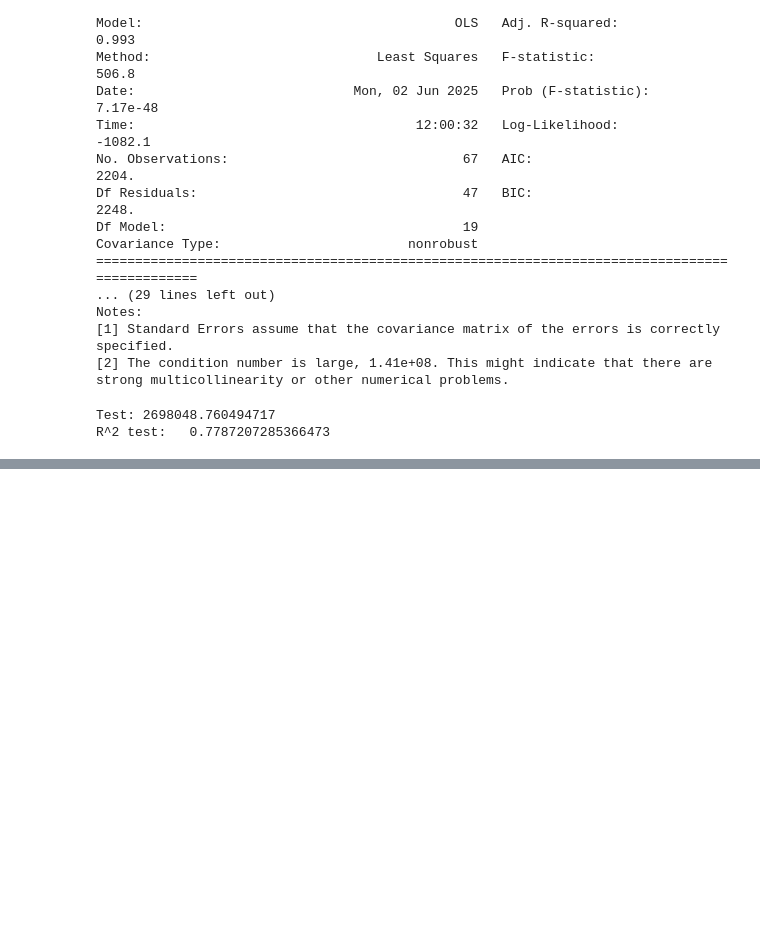
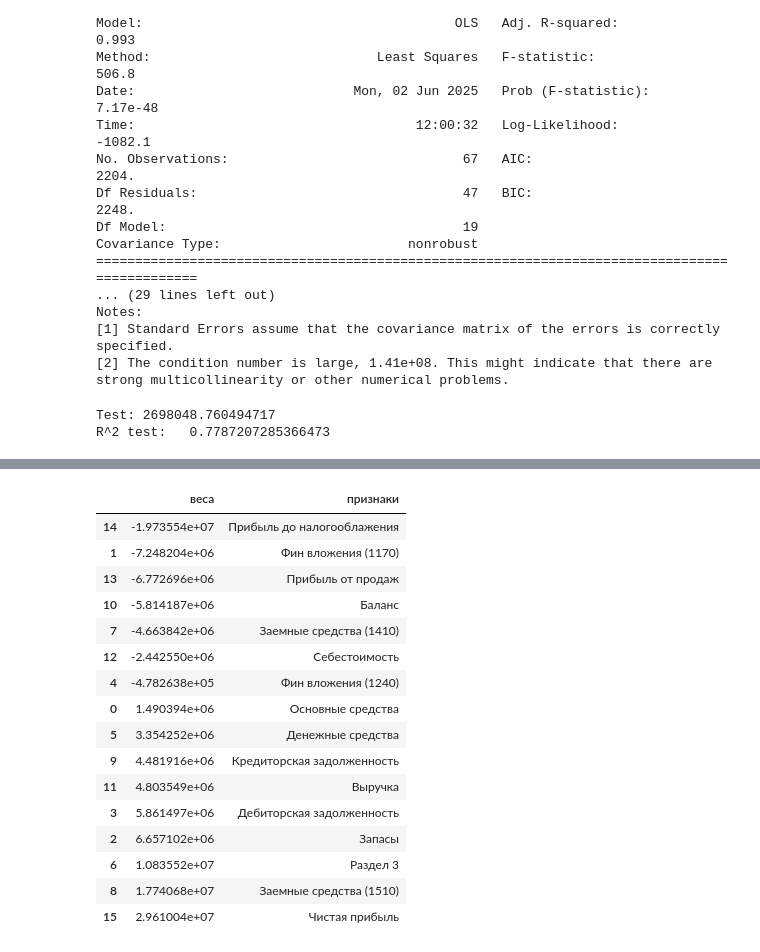
Before and after one commit to groxel/colab, a Jupyter notebook: DT Проектная работа.ipynb, the cells around one changed output, grey strips where cells are left out. Saved outputs shown, nothing was run; the diff lists cells and outputs as text; code cells hidden in the pictures; blank space fills up the shorter version.

```diff
--- a/DT Проектная работа.ipynb
+++ b/DT Проектная работа.ipynb
@@ -363,0 +389,23 @@ R^2 test:   0.8205326106894351
+# %%
+weights_data = {"веса":model.coef_,\
+                "признаки": X_train.columns}
+weights = pd.DataFrame(weights_data)
+weights.sort_values("веса")
+# %% [output]
+|  | веса | признаки |
+| 14 | -1.973554e+07 | Прибыль до налогооблажения |
+| 1 | -7.248204e+06 | Фин вложения (1170) |
+| 13 | -6.772696e+06 | Прибыль от продаж |
+| 10 | -5.814187e+06 | Баланс |
+| 7 | -4.663842e+06 | Заемные средства (1410) |
+| 12 | -2.442550e+06 | Себестоимость |
+| 4 | -4.782638e+05 | Фин вложения (1240) |
+| 0 | 1.490394e+06 | Основные средства |
+| 5 | 3.354252e+06 | Денежные средства |
+| 9 | 4.481916e+06 | Кредиторская задолженность |
+| 11 | 4.803549e+06 | Выручка |
+| 3 | 5.861497e+06 | Дебиторская задолженность |
+| 2 | 6.657102e+06 | Запасы |
+| 6 | 1.083552e+07 | Раздел 3 |
+| 8 | 1.774068e+07 | Заемные средства (1510) |
+| 15 | 2.961004e+07 | Чистая прибыль |
```
Also changed, not shown: parts of 3 cells of this notebook.
